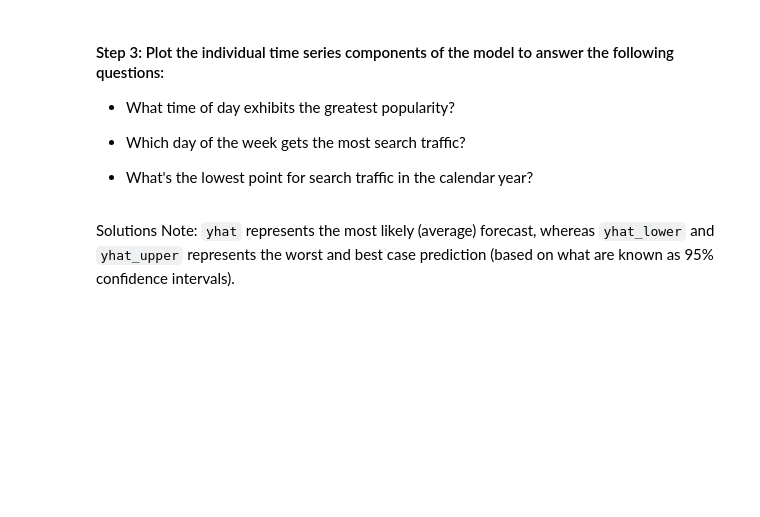
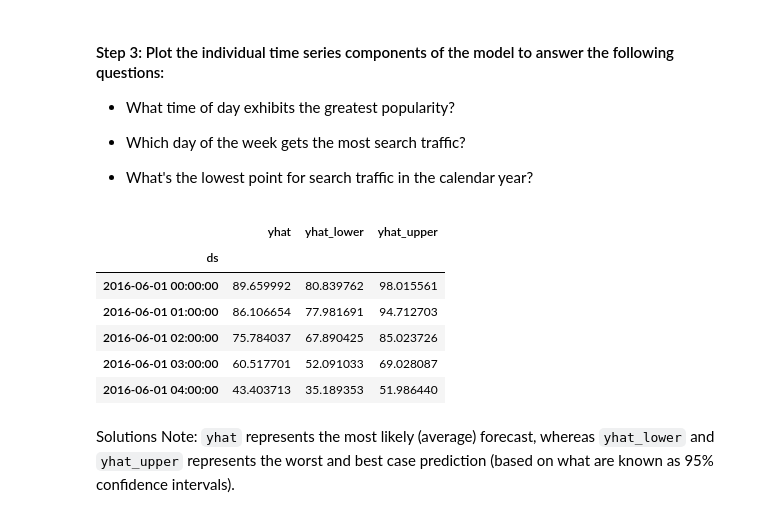
Before and after one commit to ArmZamJr/prophet-challenge, a Jupyter notebook: forecasting_net_prophet.ipynb, the cells around one changed output. Drawn from its saved outputs; the diff is of its cells as text; code cells hidden in the pictures; blank space fills up the shorter version.

```diff
--- a/forecasting_net_prophet.ipynb
+++ b/forecasting_net_prophet.ipynb
@@ -496,9 +494,19 @@ pro_fun.plot(future_df)
 * What's the lowest point for search traffic in the calendar year?
 # %%
 # Set the index in the forecast_mercado_trends DataFrame to the ds datetime column
-
+future_df = future_df.set_index("ds")
 
 # View the only the yhat,yhat_lower and yhat_upper columns from the DataFrame
+
+future_df[['yhat','yhat_lower','yhat_upper']].head()
+# %% [output]
+|  | yhat | yhat_lower | yhat_upper |
+| ds |  |  |  |
+| 2016-06-01 00:00:00 | 89.659992 | 80.839762 | 98.015561 |
+| 2016-06-01 01:00:00 | 86.106654 | 77.981691 | 94.712703 |
+| 2016-06-01 02:00:00 | 75.784037 | 67.890425 | 85.023726 |
+| 2016-06-01 03:00:00 | 60.517701 | 52.091033 | 69.028087 |
+| 2016-06-01 04:00:00 | 43.403713 | 35.189353 | 51.986440 |
 # %% [markdown]
 Solutions Note: `yhat` represents the most likely (average) forecast, whereas `yhat_lower` and `yhat_upper` represents the worst and best case prediction (based on what are known as 95% confidence intervals).
 # %%
```
Also changed, not shown: parts of 12 cells of this notebook, 1 other file.
